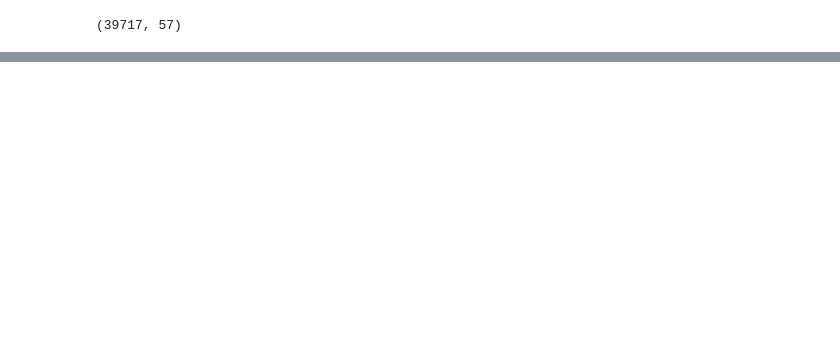
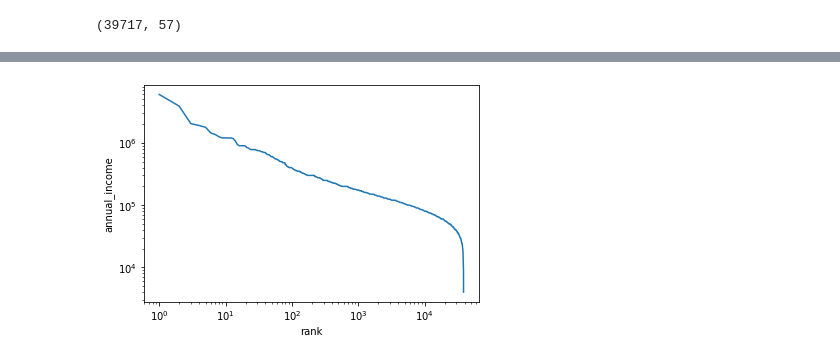
Before and after one commit to shivachandrakante/UpGrad_EDA_Assignment, a Jupyter notebook: Untitled.ipynb, the cells around one changed output, grey strips where cells are left out. Saved outputs shown, nothing was run; the diff lists cells and outputs as text; code cells hidden in the pictures; blank space fills up the shorter version.

```diff
--- a/Untitled.ipynb
+++ b/Untitled.ipynb
@@ -77,0 +395,5 @@ False
+# %%
+data=sorted(df['annual_inc'],reverse=True)
+data={'rank':np.arange(1,len(data)+1).astype('int'),'annual_income':data}
+data=pd.DataFrame(data)
+data.head()
@@ -77,0 +407,6 @@ False
+# %%
+sns.lineplot(x=data['rank'],y=data['annual_income'])
+plt.yscale('log')
+plt.xscale('log')
+# %% [output]
+[figure, added]
```
Also changed, not shown: parts of 103 cells of this notebook, 1 other file.
